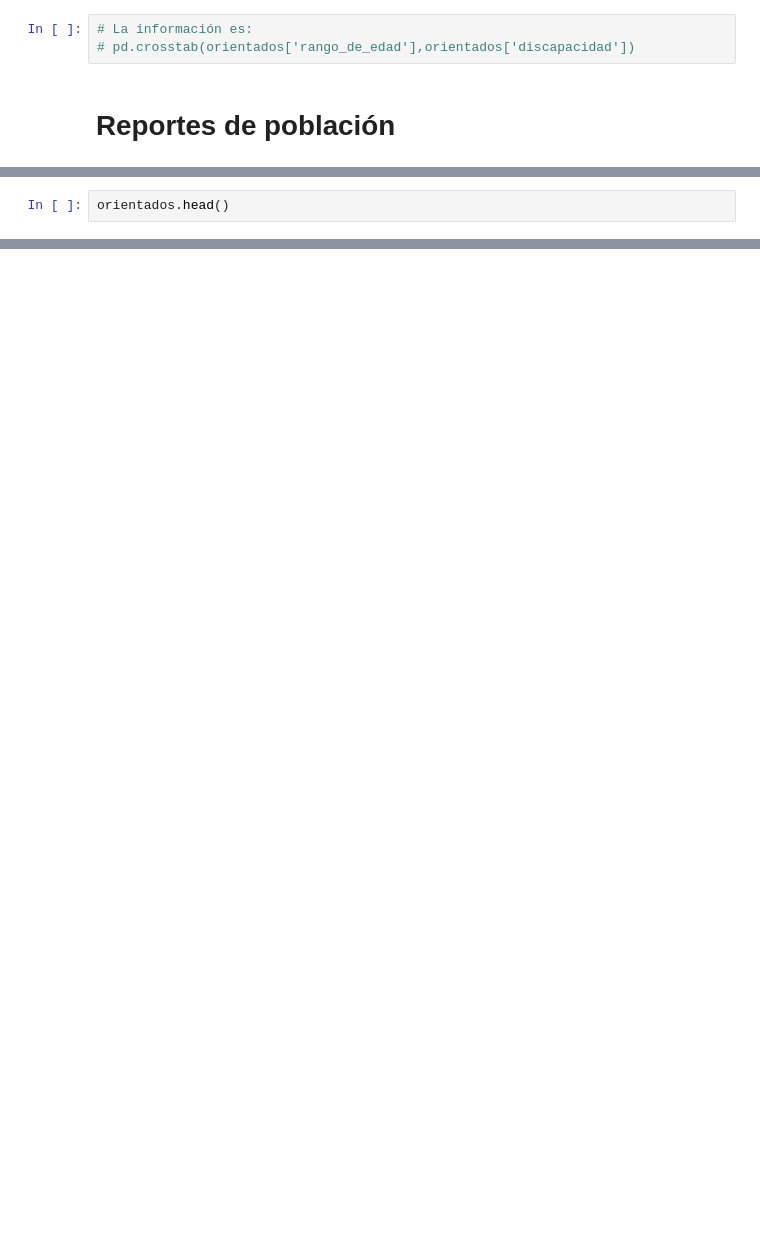
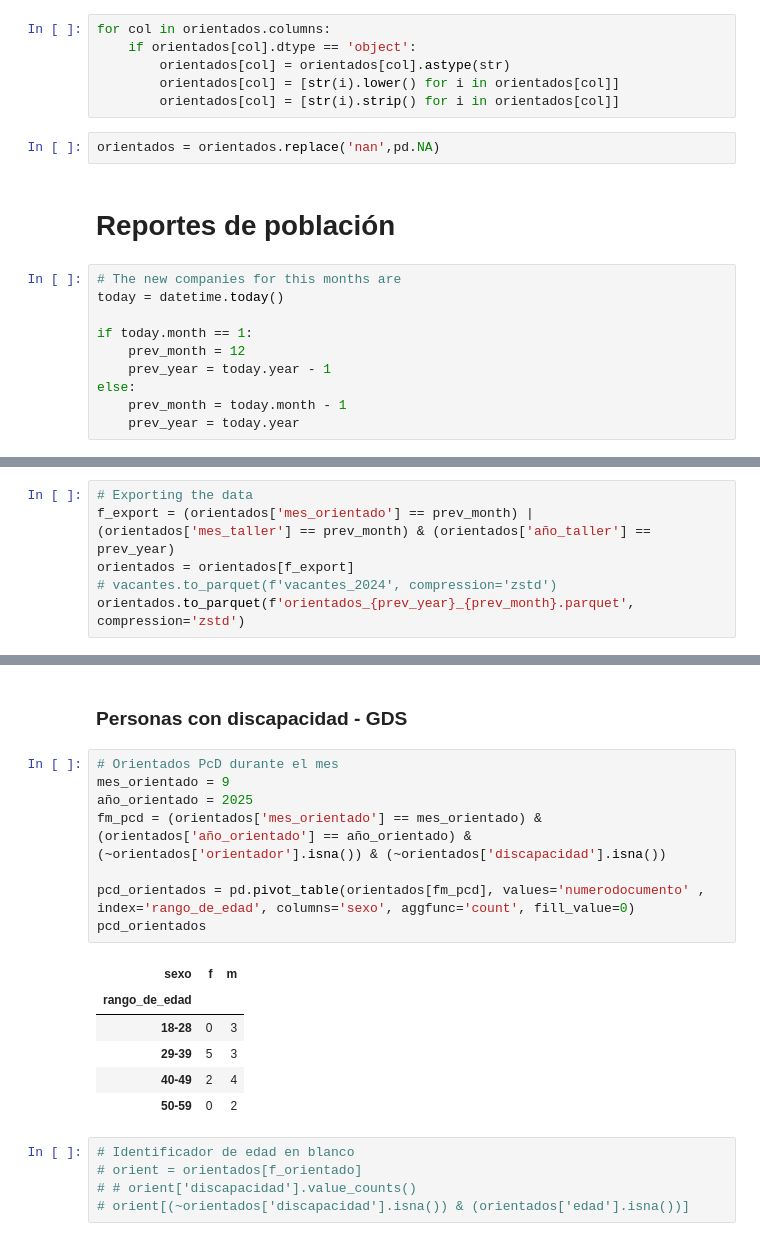
Before and after one commit to bizzaccelerator/public-employment-pulse, a Jupyter notebook: local_reports/orientacion.ipynb, the cells around one changed output, grey strips where cells are left out. Drawn from its saved outputs; the diff is of its cells as text; blank space fills up the shorter version.

```diff
--- a/local_reports/orientacion.ipynb
+++ b/local_reports/orientacion.ipynb
@@ -370,5 +371,20 @@ orientados.shape
 # %%
-# La información es:
-# pd.crosstab(orientados['rango_de_edad'],orientados['discapacidad'])
+for col in orientados.columns:
+    if orientados[col].dtype == 'object':
+        orientados[col] = orientados[col].astype(str)
+        orientados[col] = [str(i).lower() for i in orientados[col]]
+        orientados[col] = [str(i).strip() for i in orientados[col]]
+# %%
+orientados = orientados.replace('nan',pd.NA)
 # %% [markdown]
 # Reportes de población
+# %%
+# The new companies for this months are
+today = datetime.today()
+
+if today.month == 1:
+    prev_month = 12
+    prev_year = today.year - 1
+else:
+    prev_month = today.month - 1
+    prev_year = today.year
@@ -452,2 +465,6 @@ El número de jovenes con taller FIS durante el mes 4 es: 45
 # %%
-orientados.head()
+# Exporting the data
+f_export = (orientados['mes_orientado'] == prev_month) | (orientados['mes_taller'] == prev_month) & (orientados['año_taller'] == prev_year)
+orientados = orientados[f_export]
+# vacantes.to_parquet(f'vacantes_2024', compression='zstd')
+orientados.to_parquet(f'orientados_{prev_year}_{prev_month}.parquet', compression='zstd')
@@ -460,0 +471,22 @@ orientados.head()
+# %% [markdown]
+### Personas con discapacidad - GDS
+# %%
+# Orientados PcD durante el mes
+mes_orientado = 9
+año_orientado = 2025
+fm_pcd = (orientados['mes_orientado'] == mes_orientado) & (orientados['año_orientado'] == año_orientado) & (~orientados['orientador'].isna()) & (~orientados['discapacidad'].isna())
+
+pcd_orientados = pd.pivot_table(orientados[fm_pcd], values='numerodocumento' , index='rango_de_edad', columns='sexo', aggfunc='count', fill_value=0)
+pcd_orientados
+# %% [output]
+| sexo | f | m |
+| rango_de_edad |  |  |
+| 18-28 | 0 | 3 |
+| 29-39 | 5 | 3 |
+| 40-49 | 2 | 4 |
+| 50-59 | 0 | 2 |
+# %%
+# Identificador de edad en blanco
+# orient = orientados[f_orientado]
+# # orient['discapacidad'].value_counts()
+# orient[(~orientados['discapacidad'].isna()) & (orientados['edad'].isna())]
```
Also changed, not shown: parts of 13 cells of this notebook, 6 other files.
